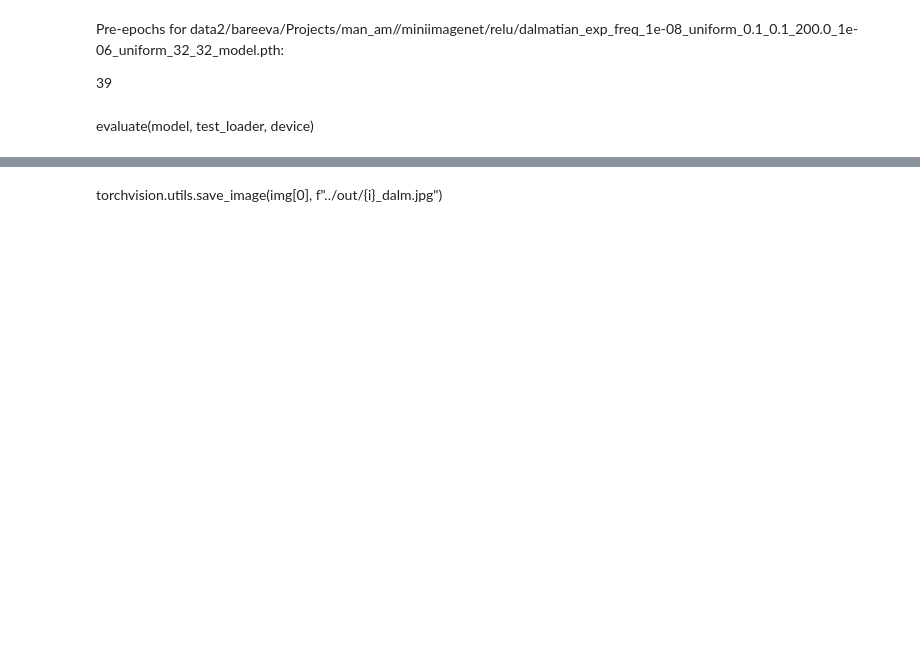
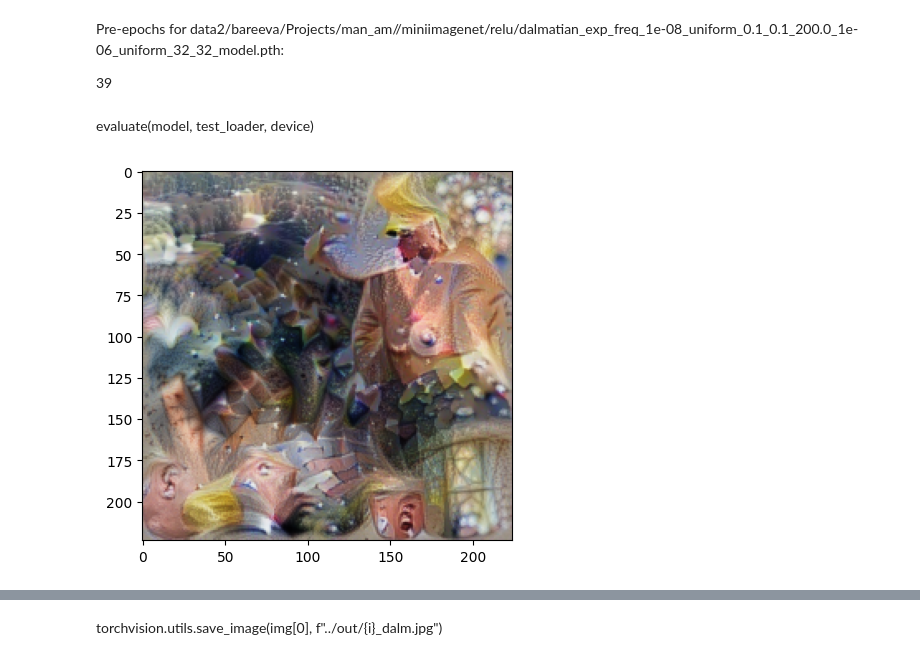
Before and after one commit to dilyabareeva/grad_slingshot, a Jupyter notebook: notebooks/before_after.ipynb, the cells around one changed output, grey strips where cells are left out. Drawn from its saved outputs; the diff is of its cells as text; code cells hidden in the pictures; blank space fills up the shorter version.

```diff
--- a/notebooks/before_after.ipynb
+++ b/notebooks/before_after.ipynb
@@ -127,8 +128,6 @@ if original_weights is not None:
 model.to(device)
 model.eval()
 dreamer = Dreamer(model, device=device)
-null_transforms = transforms.Compose([])
-dreamer.set_custom_transforms(null_transforms)
 dreamer.set_custom_transforms(transforms.Compose(image_transforms))
 # %% [markdown]
 
@@ -136,16 +135,18 @@ evaluate(model, test_loader, device)
 # %%
 image_param = dreamer.render(
     layers=[model.__getattr__(default_layer_str)],
     custom_func=my_custom_func,
     width=image_dims,
     height=image_dims,
-    iters=1000,
+    iters=5000,
     image_parameter=image_parameter,
     lr=0.001,
 )
 
 plt.imshow(image_param)
 plt.show()
+# %% [output]
+[figure, added]
 # %%
 img, _, tstart = feature_visualisation(
     net=model,
```
Also changed, not shown: parts of 7 cells of this notebook, 14 other files.
